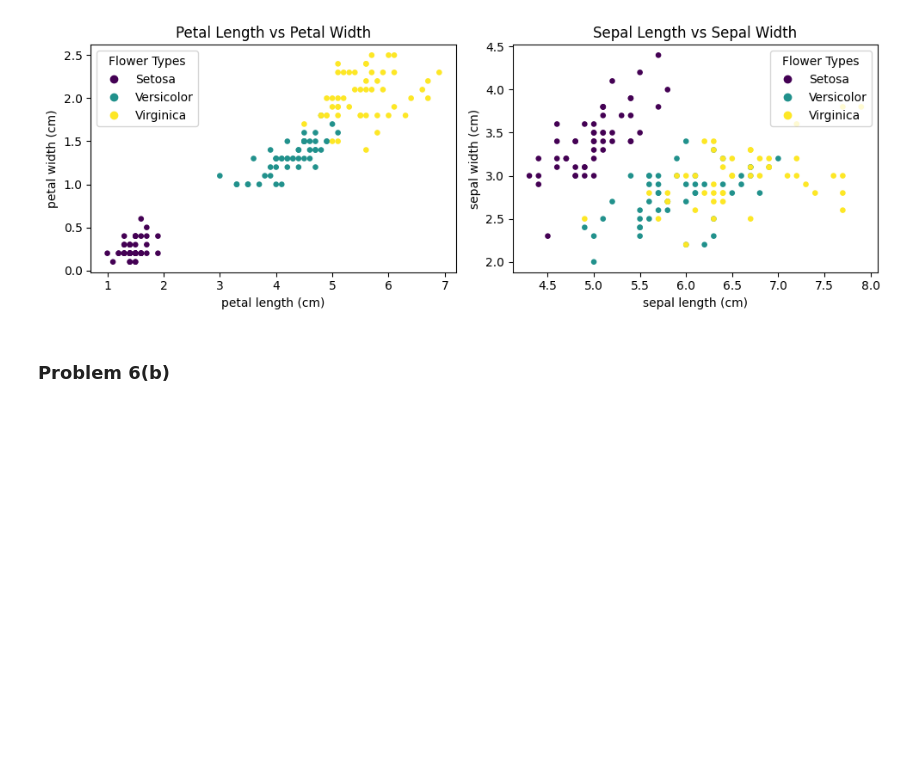
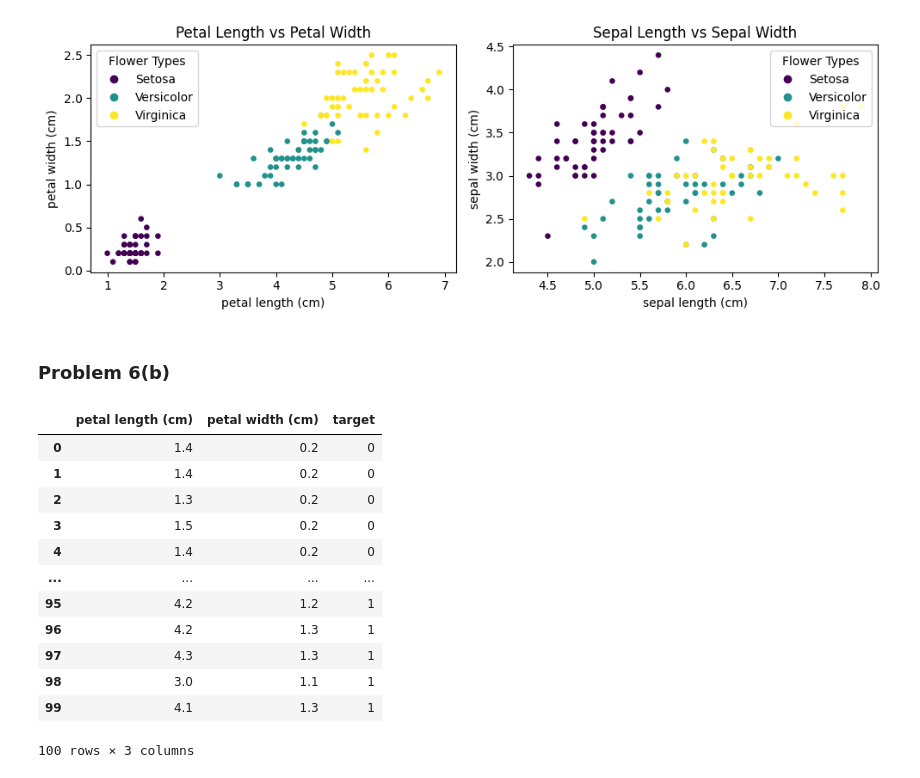
Before and after one commit to maxmartin40/Math-5750-Projects, a Jupyter notebook: Homework1.ipynb, the cells around one changed output. Cells and saved outputs as stored; diff of their text form; code cells hidden in the pictures; blank space fills up the shorter version.

Commit message:
Restrict dataset

```diff
--- a/Homework1.ipynb
+++ b/Homework1.ipynb
@@ -377,3 +377,23 @@ plt.tight_layout(); plt.show()
 [figure]
 # %% [markdown]
 ### Problem 6(b)
+# %%
+df_2 = df[["petal length (cm)","petal width (cm)","target"]]
+df_restricted_0 = df_2.loc[(df_2['target'] == 0)]
+df_restricted_1 = df_2.loc[(df_2['target'] == 1)]
+df_restricted = pd.concat([df_restricted_0,df_restricted_1],ignore_index=True)
+#df_restricted
+# %% [output]
+|  | petal length (cm) | petal width (cm) | target |
+| 0 | 1.4 | 0.2 | 0 |
+| 1 | 1.4 | 0.2 | 0 |
+| 2 | 1.3 | 0.2 | 0 |
+| 3 | 1.5 | 0.2 | 0 |
+| 4 | 1.4 | 0.2 | 0 |
+| ... | ... | ... | ... |
+| 95 | 4.2 | 1.2 | 1 |
+| 96 | 4.2 | 1.3 | 1 |
+| 97 | 4.3 | 1.3 | 1 |
+| 98 | 3.0 | 1.1 | 1 |
+| 99 | 4.1 | 1.3 | 1 |
+100 rows × 3 columns
```
